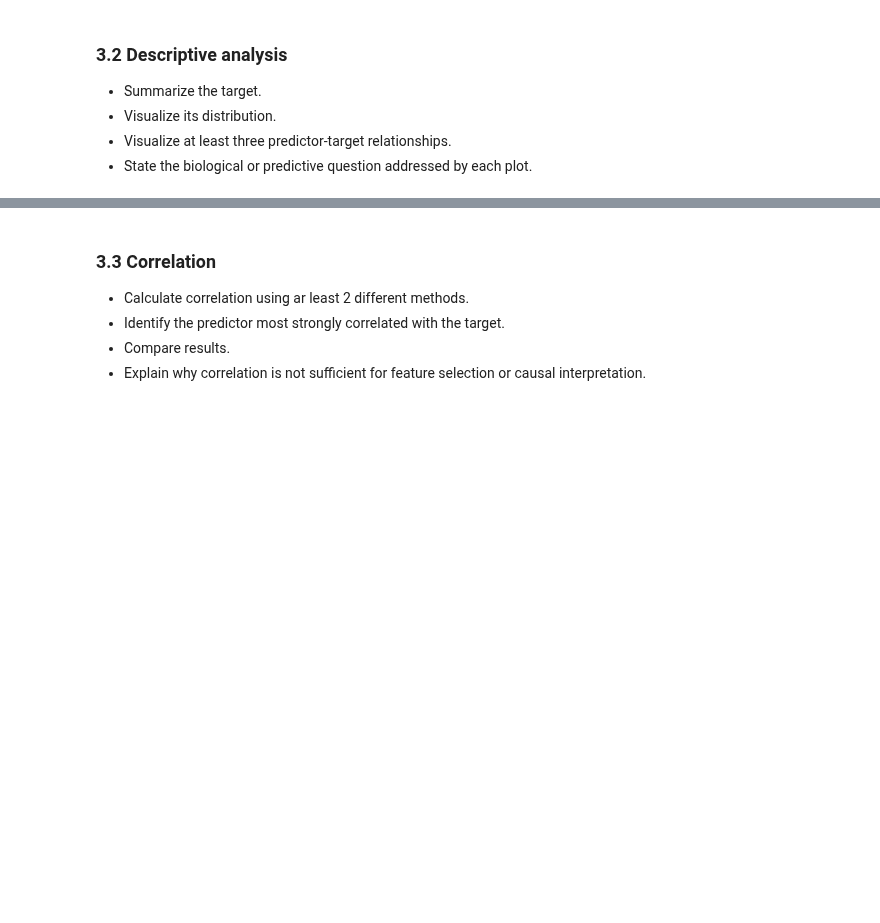
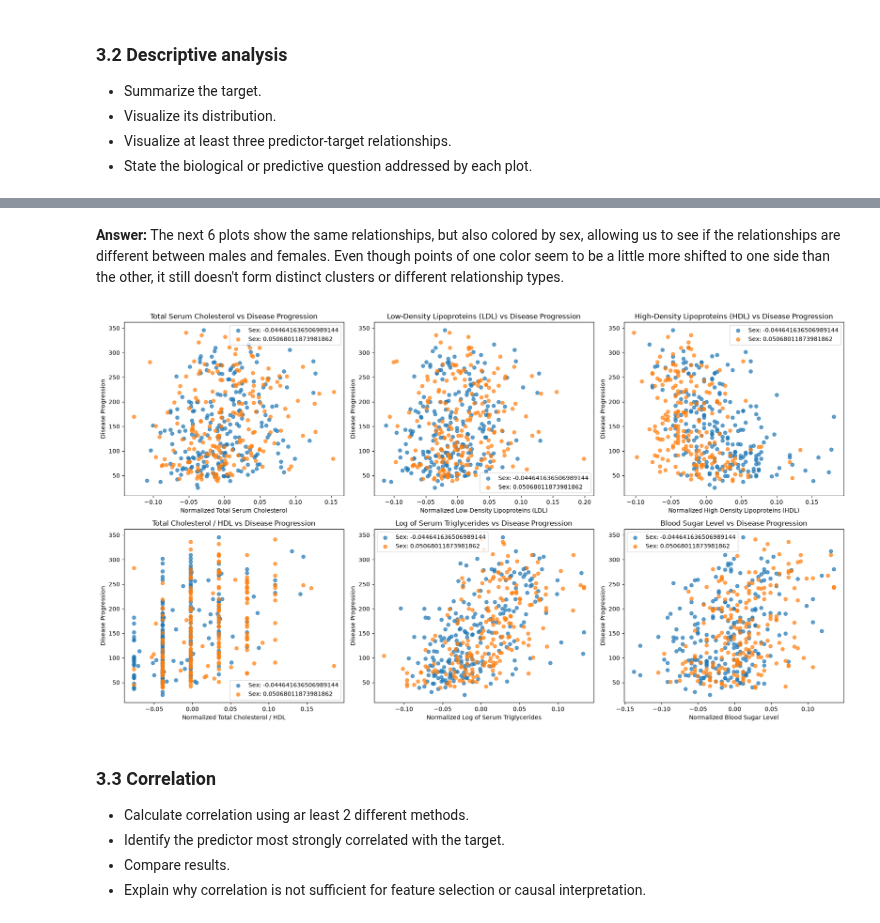
Before and after one commit to sasha-tsepilova/KSE_ML_for_bioinformatics, a Jupyter notebook: practicals/week2/REPORT_TEMPLATE.ipynb, the cells around one changed output, grey strips where cells are left out. Saved outputs shown, nothing was run; the diff lists cells and outputs as text; code cells hidden in the pictures; blank space fills up the shorter version.

```diff
--- a/practicals/week2/REPORT_TEMPLATE.ipynb
+++ b/practicals/week2/REPORT_TEMPLATE.ipynb
@@ -87,3 +283,26 @@ Identify:
+# %% [markdown]
+**Answer:** The next 6 plots show the same relationships, but also colored by sex, allowing us to see if the relationships are different between males and females. Even though points of one color seem to be a little more shifted to one side than the other, it still doesn't form distinct clusters or different relationship types.
+# %%
+fig, axes = plt.subplots(nrows=2, ncols=3, figsize=(18, 10))
+axes = axes.flatten()
+
+for i, feature in enumerate(features):
+    ax = axes[i]
+    for sex_value, group in diabetes_df.groupby("sex"):
+        ax.scatter(
+            group[feature], group["target"], label=f"Sex: {sex_value}", alpha=0.7
+        )
+    readable_name = feature_titles.get(feature, feature)
+
+    ax.set_xlabel(f"Normalized {readable_name}")
+    ax.set_ylabel("Disease Progression")
+    ax.set_title(f"{readable_name} vs Disease Progression")
+    ax.legend()
+
+plt.tight_layout()
+plt.show()
+# %% [output]
+[figure, added]
 # %% [markdown]
 ### 3.3 Correlation
 
```
Also changed, not shown: parts of 37 cells of this notebook.
